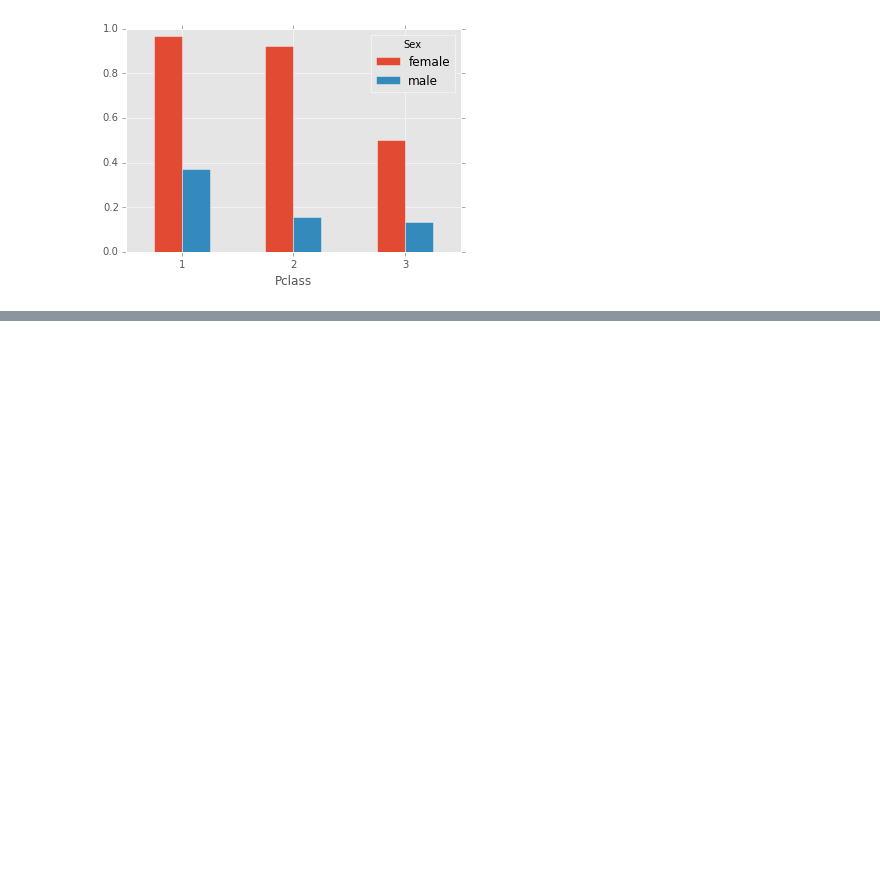
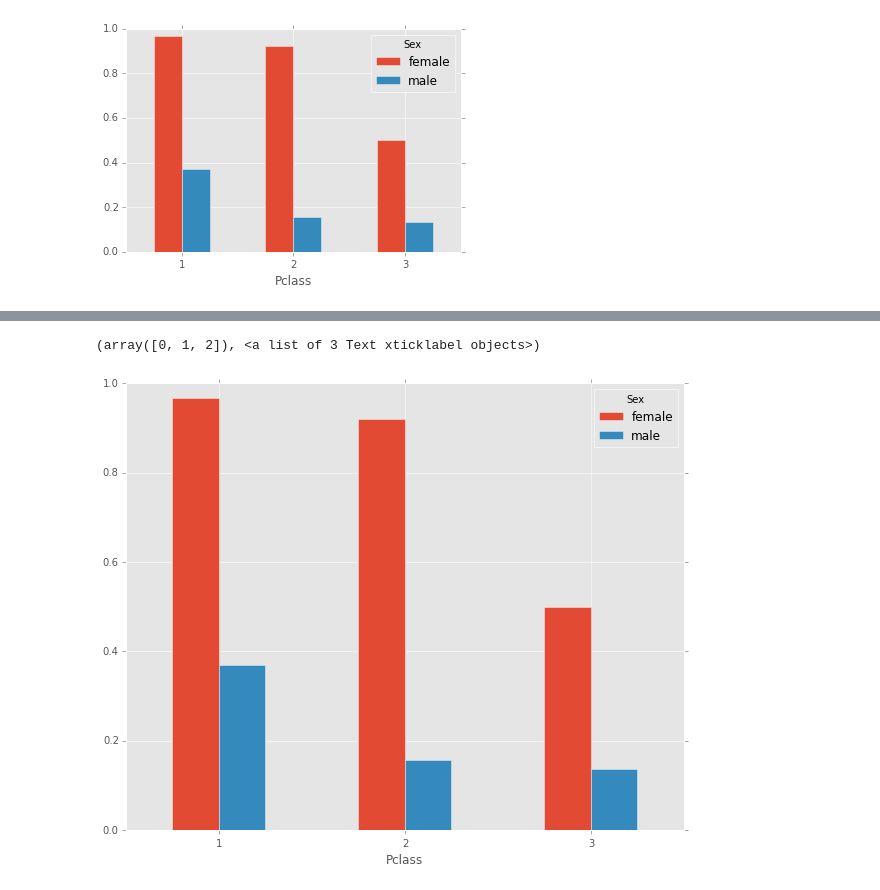
Before and after one commit to story645/ccny_software_carpentary, a Jupyter notebook: afternoon_session.ipynb, the cells around one changed output, grey strips where cells are left out. Drawn from its saved outputs; the diff is of its cells as text; code cells hidden in the pictures; blank space fills up the shorter version.

```diff
--- a/afternoon_session.ipynb
+++ b/afternoon_session.ipynb
@@ -1010,0 +1017,8 @@ plt.xticks(rotation=0) #fix the xtick labels by rotating them
+# %%
+#set the size for all figures until changed
+plt.rcParams['figure.figsize'] = (10,8)
+pivot_pclass_sex.plot(kind='bar')
+plt.xticks(rotation=0)
+# %% [output]
+(array([0, 1, 2]), <a list of 3 Text xticklabel objects>)
+[figure, added]
```
Also changed, not shown: parts of 8 cells of this notebook.
